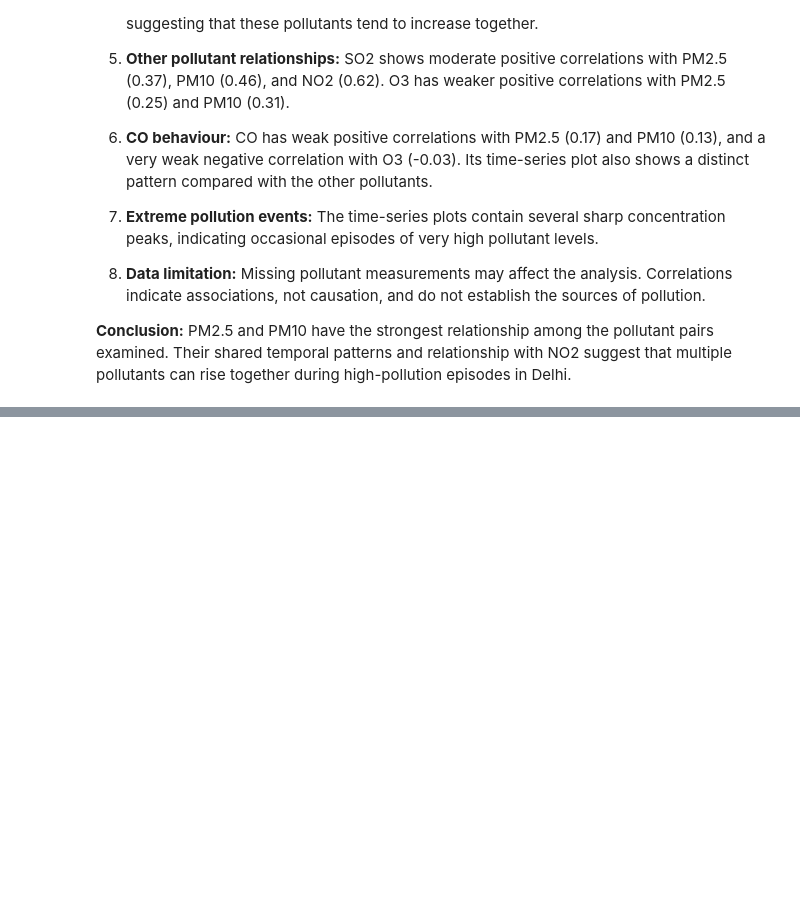
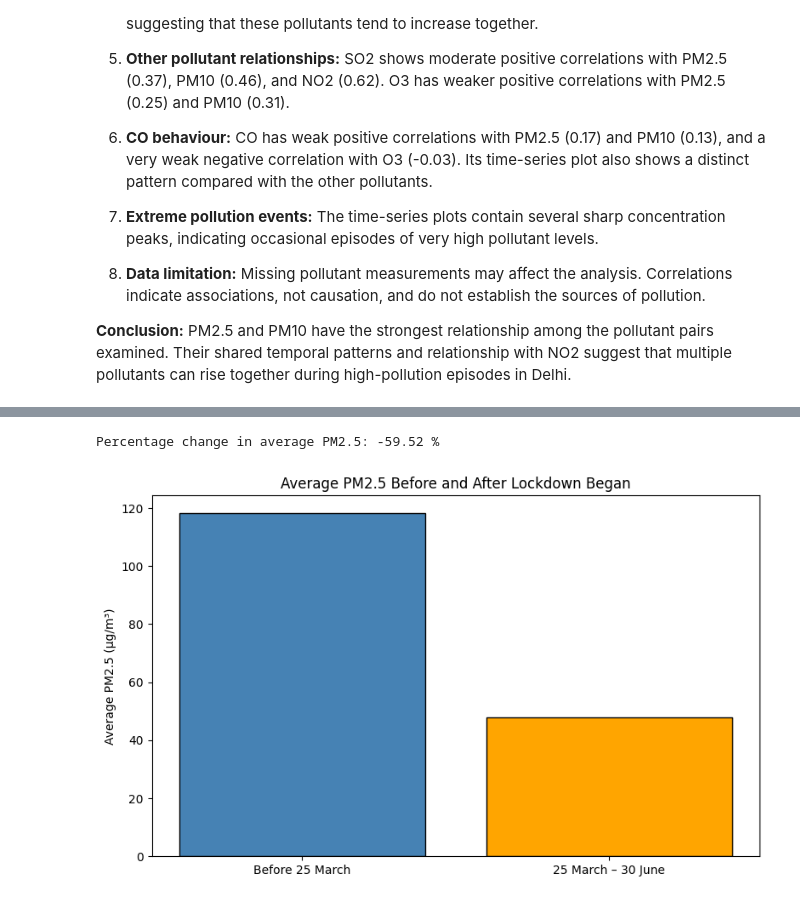
Before and after one commit to ajain347/NextDay-Air-quality-index_predictor, a Jupyter notebook: notebooks/01-eda.ipynb, the cells around one changed output, grey strips where cells are left out. Cells and saved outputs as stored; diff of their text form; code cells hidden in the pictures; blank space fills up the shorter version.

```diff
--- a/notebooks/01-eda.ipynb
+++ b/notebooks/01-eda.ipynb
@@ -842,0 +1053,31 @@ plt.show()
+# %%
+before_mean = before_lockdown.mean()
+after_mean = after_lockdown.mean()
+
+percentage_change = (
+    (after_mean - before_mean) / before_mean
+) * 100
+
+print(
+    "Percentage change in average PM2.5:",
+    round(percentage_change, 2),
+    "%"
+)
+# %% [output]
+Percentage change in average PM2.5: -59.52 %
+# %%
+plt.figure(figsize=(8, 5))
+
+plt.bar(
+    ["Before 25 March", "25 March – 30 June"],
+    [before_mean, after_mean],
+    color=["steelblue", "orange"],
+    edgecolor="black"
+)
+
+plt.title("Average PM2.5 Before and After Lockdown Began")
+plt.ylabel("Average PM2.5 (µg/m³)")
+plt.tight_layout()
+plt.show()
+# %% [output]
+[figure, added]
```
Also changed, not shown: parts of 45 cells of this notebook.
